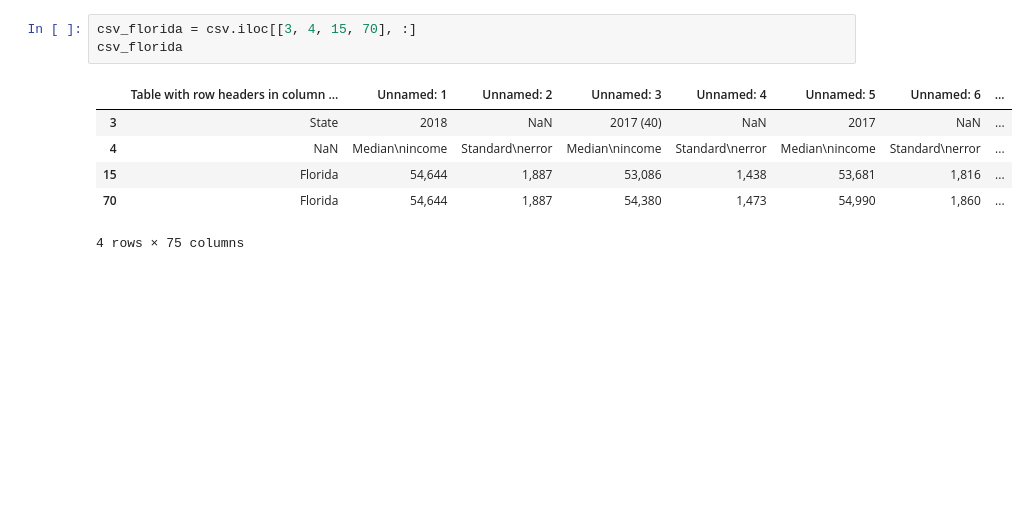
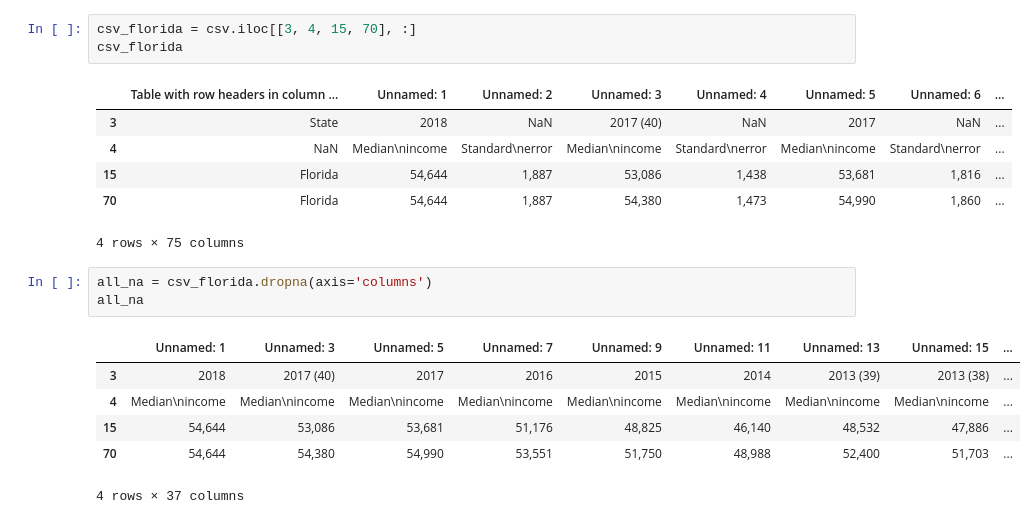
Before and after one commit to gamem001/etl_housing, a Jupyter notebook: asia/incomes.ipynb, the cells around one changed output. Cells and saved outputs as stored; diff of their text form; blank space fills up the shorter version.

```diff
--- a/asia/incomes.ipynb
+++ b/asia/incomes.ipynb
@@ -35,6 +35,16 @@ csv_florida
 | 15 | Florida | 54,644 | 1,887 | 53,086 | 1,438 | 53,681 | 1,816 | ... |
 | 70 | Florida | 54,644 | 1,887 | 54,380 | 1,473 | 54,990 | 1,860 | ... |
 4 rows × 75 columns
+# %%
+all_na = csv_florida.dropna(axis='columns')
+all_na
+# %% [output]
+|  | Unnamed: 1 | Unnamed: 3 | Unnamed: 5 | Unnamed: 7 | Unnamed: 9 | Unnamed: 11 | Unnamed: 13 | Unnamed: 15 | ... |
+| 3 | 2018 | 2017 (40) | 2017 | 2016 | 2015 | 2014 | 2013 (39) | 2013 (38) | ... |
+| 4 | Median\nincome | Median\nincome | Median\nincome | Median\nincome | Median\nincome | Median\nincome | Median\nincome | Median\nincome | ... |
+| 15 | 54,644 | 53,086 | 53,681 | 51,176 | 48,825 | 46,140 | 48,532 | 47,886 | ... |
+| 70 | 54,644 | 54,380 | 54,990 | 53,551 | 51,750 | 48,988 | 52,400 | 51,703 | ... |
+4 rows × 37 columns
 # %%
 # fl_homeless_new = csv_florida.transpose()
 # fl_homeless_new
```
Also changed, not shown: parts of 10 cells of this notebook.
